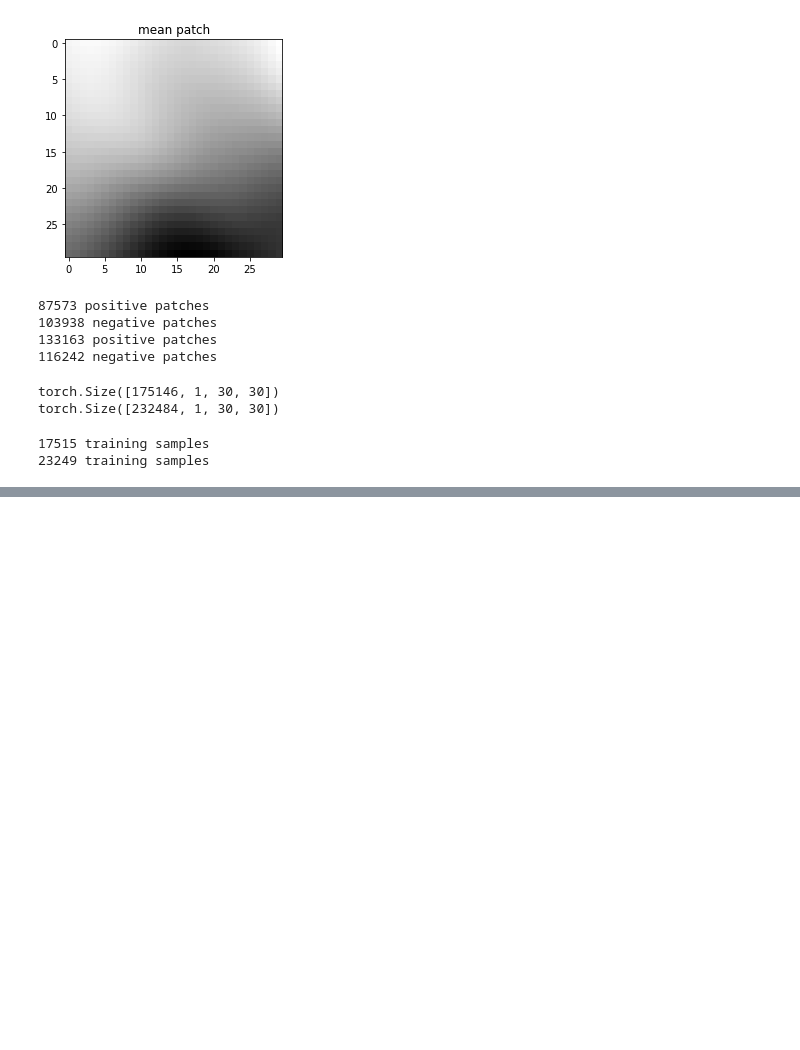
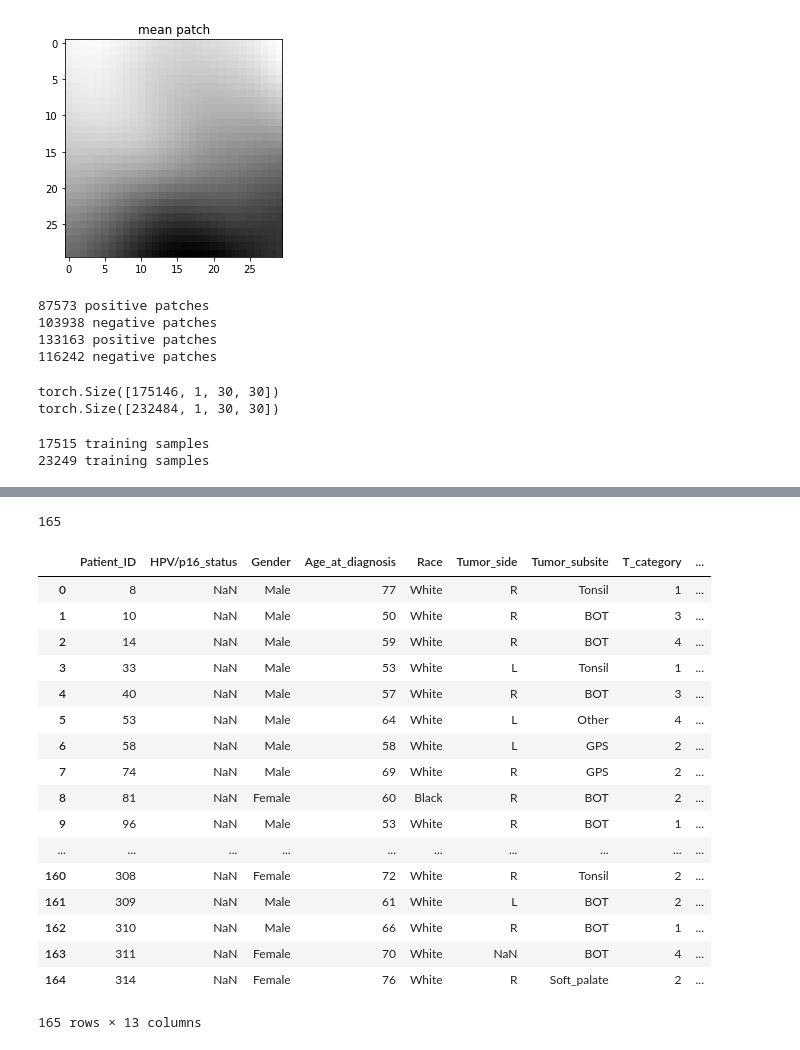
Before and after one commit to hassony2/cancer-seminar, a Jupyter notebook: model.ipynb, the cells around one changed output, grey strips where cells are left out. Cells and saved outputs as stored; diff of their text form; code cells hidden in the pictures; blank space fills up the shorter version.

```diff
--- a/model.ipynb
+++ b/model.ipynb
@@ -340,0 +425,4 @@ array([ 0.399  ,  0.54075,  0.50925,  0.55225,  0.52725,  0.5405 ,
+# %%
+test_dir = data_dir + '/Test'
+
+test_df = pd.read_csv('/workdir/hassony/data/Test.csv')
@@ -340,0 +493,4 @@ array([ 0.399  ,  0.54075,  0.50925,  0.55225,  0.52725,  0.5405 ,
+# %%
+len(test_patient_list)
+# %% [output]
+165
@@ -340,0 +506,21 @@ array([ 0.399  ,  0.54075,  0.50925,  0.55225,  0.52725,  0.5405 ,
+# %%
+test_df
+# %% [output]
+|  | Patient_ID | HPV/p16_status | Gender | Age_at_diagnosis | Race | Tumor_side | Tumor_subsite | T_category | ... |
+| 0 | 8 | NaN | Male | 77 | White | R | Tonsil | 1 | ... |
+| 1 | 10 | NaN | Male | 50 | White | R | BOT | 3 | ... |
+| 2 | 14 | NaN | Male | 59 | White | R | BOT | 4 | ... |
+| 3 | 33 | NaN | Male | 53 | White | L | Tonsil | 1 | ... |
+| 4 | 40 | NaN | Male | 57 | White | R | BOT | 3 | ... |
+| 5 | 53 | NaN | Male | 64 | White | L | Other | 4 | ... |
+| 6 | 58 | NaN | Male | 58 | White | L | GPS | 2 | ... |
+| 7 | 74 | NaN | Male | 69 | White | R | GPS | 2 | ... |
+| 8 | 81 | NaN | Female | 60 | Black | R | BOT | 2 | ... |
+| 9 | 96 | NaN | Male | 53 | White | R | BOT | 1 | ... |
+| ... | ... | ... | ... | ... | ... | ... | ... | ... | ... |
+| 160 | 308 | NaN | Female | 72 | White | R | Tonsil | 2 | ... |
+| 161 | 309 | NaN | Male | 61 | White | L | BOT | 2 | ... |
+| 162 | 310 | NaN | Male | 66 | White | R | BOT | 1 | ... |
+| 163 | 311 | NaN | Female | 70 | White | NaN | BOT | 4 | ... |
+| 164 | 314 | NaN | Female | 76 | White | R | Soft_palate | 2 | ... |
+165 rows × 13 columns
```
Also changed, not shown: parts of 30 cells of this notebook.
